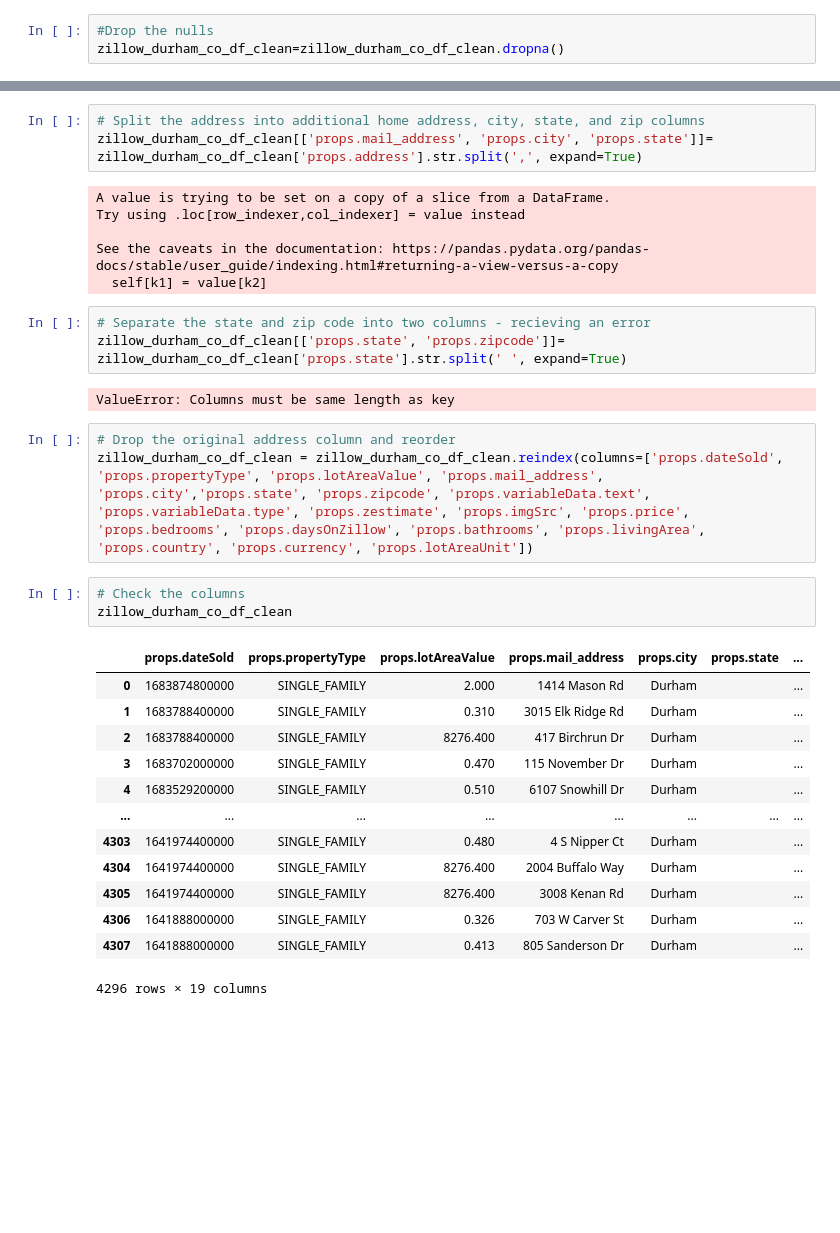
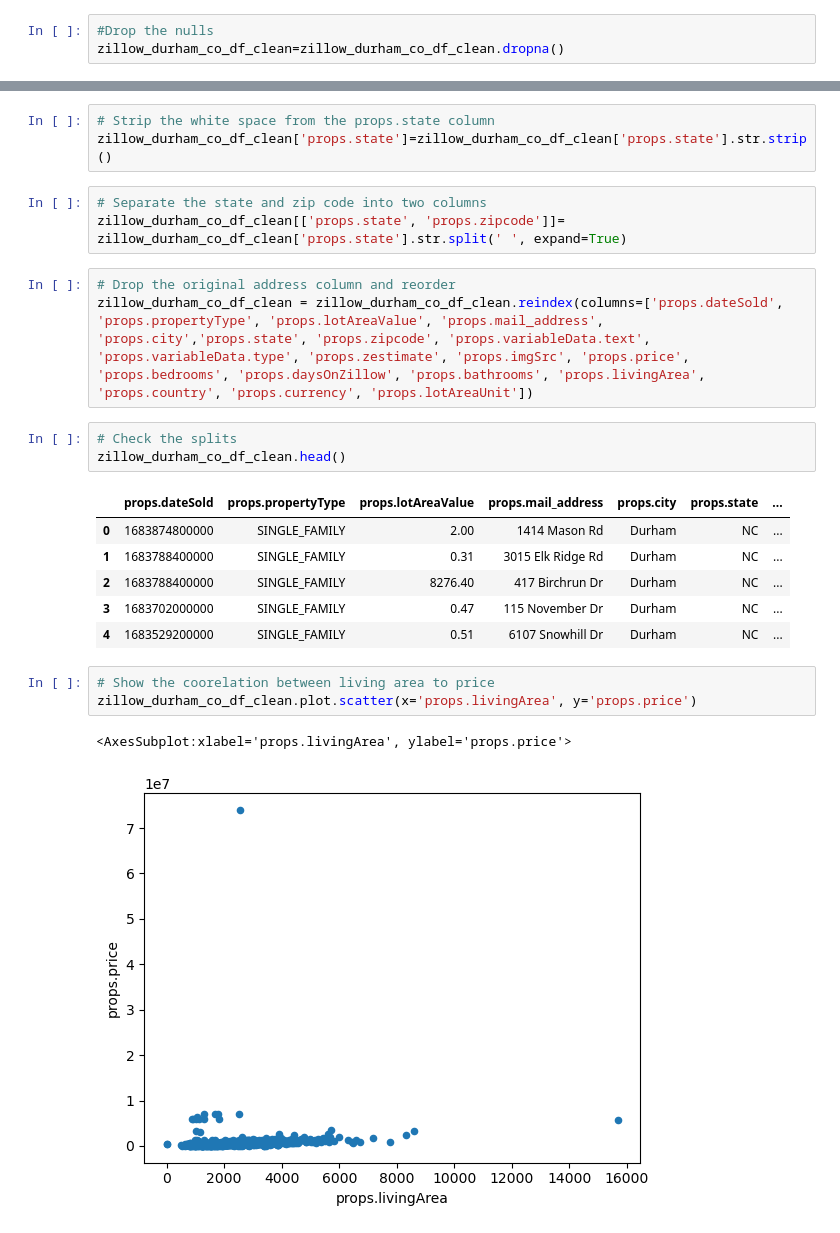
Before and after one commit to BlazeMedina/Final_Project, a Jupyter notebook: ETL_for_zillow_durham_co_Database_Creation.ipynb, the cells around one changed output, grey strips where cells are left out. Cells and saved outputs as stored; diff of their text form; blank space fills up the shorter version.

Commit message:
Finished separating out the addresses into cols

```diff
--- a/ETL_for_zillow_durham_co_Database_Creation.ipynb
+++ b/ETL_for_zillow_durham_co_Database_Creation.ipynb
@@ -192,34 +183,25 @@ zillow_durham_co_df_clean
+# %%
+# Strip the white space from the props.state column
+zillow_durham_co_df_clean['props.state']=zillow_durham_co_df_clean['props.state'].str.strip()
 # %%
-# Split the address into additional home address, city, state, and zip columns
-zillow_durham_co_df_clean[['props.mail_address', 'props.city', 'props.state']]= zillow_durham_co_df_clean['props.address'].str.split(',', expand=True)
+# Separate the state and zip code into two columns
+zillow_durham_co_df_clean[['props.state', 'props.zipcode']]= zillow_durham_co_df_clean['props.state'].str.split(' ', expand=True)
-# %% [output]
-A value is trying to be set on a copy of a slice from a DataFrame.
-Try using .loc[row_indexer,col_indexer] = value instead
-
-See the caveats in the documentation: https://pandas.pydata.org/pandas-docs/stable/user_guide/indexing.html#returning-a-view-versus-a-copy
-  self[k1] = value[k2]
-# %%
-# Separate the state and zip code into two columns - recieving an error
-zillow_durham_co_df_clean[['props.state', 'props.zipcode']]= zillow_durham_co_df_clean['props.state'].str.split(' ', expand=True)
-# %% [output]
-ValueError: Columns must be same length as key
 # %%
 # Drop the original address column and reorder
 zillow_durham_co_df_clean = zillow_durham_co_df_clean.reindex(columns=['props.dateSold', 'props.propertyType', 'props.lotAreaValue', 'props.mail_address', 'props.city','props.state', 'props.zipcode', 'props.variableData.text', 'props.variableData.type', 'props.zestimate', 'props.imgSrc', 'props.price', 'props.bedrooms', 'props.daysOnZillow', 'props.bathrooms', 'props.livingArea', 'props.country', 'props.currency', 'props.lotAreaUnit'])
 # %%
-# Check the columns
-zillow_durham_co_df_clean
+# Check the splits
+zillow_durham_co_df_clean.head()
 # %% [output]
 |  | props.dateSold | props.propertyType | props.lotAreaValue | props.mail_address | props.city | props.state | ... |
-| 0 | 1683874800000 | SINGLE_FAMILY | 2.000 | 1414 Mason Rd | Durham |  | ... |
-| 1 | 1683788400000 | SINGLE_FAMILY | 0.310 | 3015 Elk Ridge Rd | Durham |  | ... |
-| 2 | 1683788400000 | SINGLE_FAMILY | 8276.400 | 417 Birchrun Dr | Durham |  | ... |
-| 3 | 1683702000000 | SINGLE_FAMILY | 0.470 | 115 November Dr | Durham |  | ... |
-| 4 | 1683529200000 | SINGLE_FAMILY | 0.510 | 6107 Snowhill Dr | Durham |  | ... |
-| ... | ... | ... | ... | ... | ... | ... | ... |
-| 4303 | 1641974400000 | SINGLE_FAMILY | 0.480 | 4 S Nipper Ct | Durham |  | ... |
-| 4304 | 1641974400000 | SINGLE_FAMILY | 8276.400 | 2004 Buffalo Way | Durham |  | ... |
-| 4305 | 1641974400000 | SINGLE_FAMILY | 8276.400 | 3008 Kenan Rd | Durham |  | ... |
-| 4306 | 1641888000000 | SINGLE_FAMILY | 0.326 | 703 W Carver St | Durham |  | ... |
-| 4307 | 1641888000000 | SINGLE_FAMILY | 0.413 | 805 Sanderson Dr | Durham |  | ... |
+| 0 | 1683874800000 | SINGLE_FAMILY | 2.00 | 1414 Mason Rd | Durham | NC | ... |
+| 1 | 1683788400000 | SINGLE_FAMILY | 0.31 | 3015 Elk Ridge Rd | Durham | NC | ... |
+| 2 | 1683788400000 | SINGLE_FAMILY | 8276.40 | 417 Birchrun Dr | Durham | NC | ... |
+| 3 | 1683702000000 | SINGLE_FAMILY | 0.47 | 115 November Dr | Durham | NC | ... |
+| 4 | 1683529200000 | SINGLE_FAMILY | 0.51 | 6107 Snowhill Dr | Durham | NC | ... |
-4296 rows × 19 columns
+# %%
+# Show the coorelation between living area to price
+zillow_durham_co_df_clean.plot.scatter(x='props.livingArea', y='props.price')
+# %% [output]
+<AxesSubplot:xlabel='props.livingArea', ylabel='props.price'>
+[figure, added]
```
Also changed, not shown: parts of 6 cells of this notebook.
